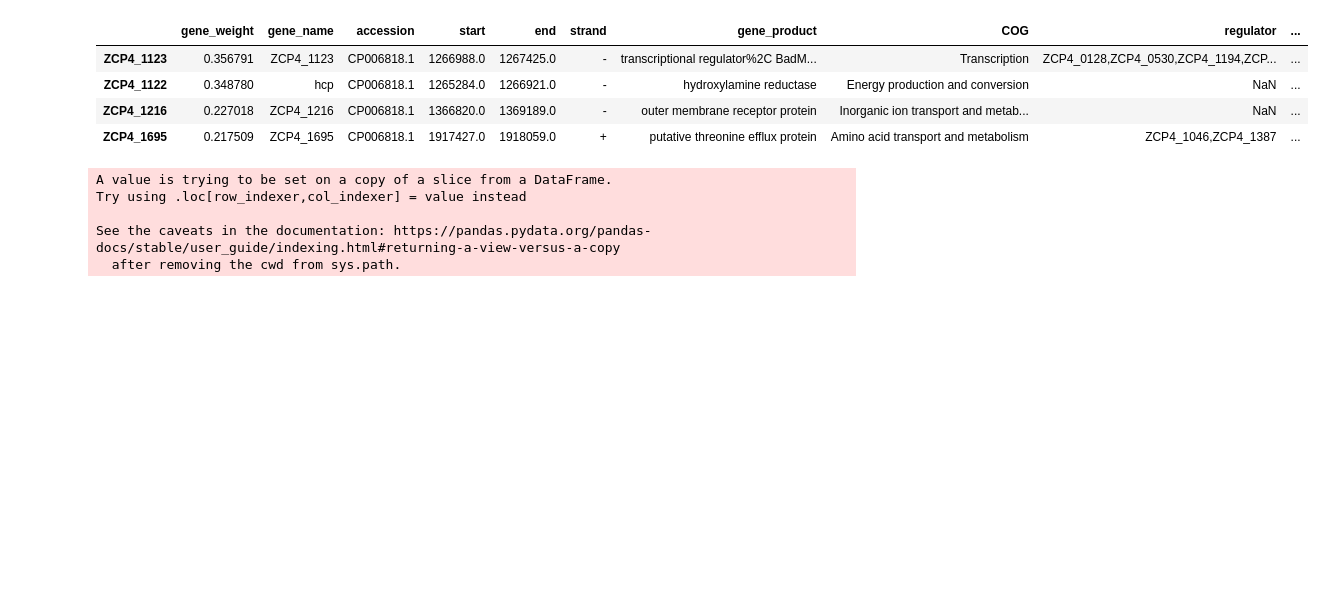
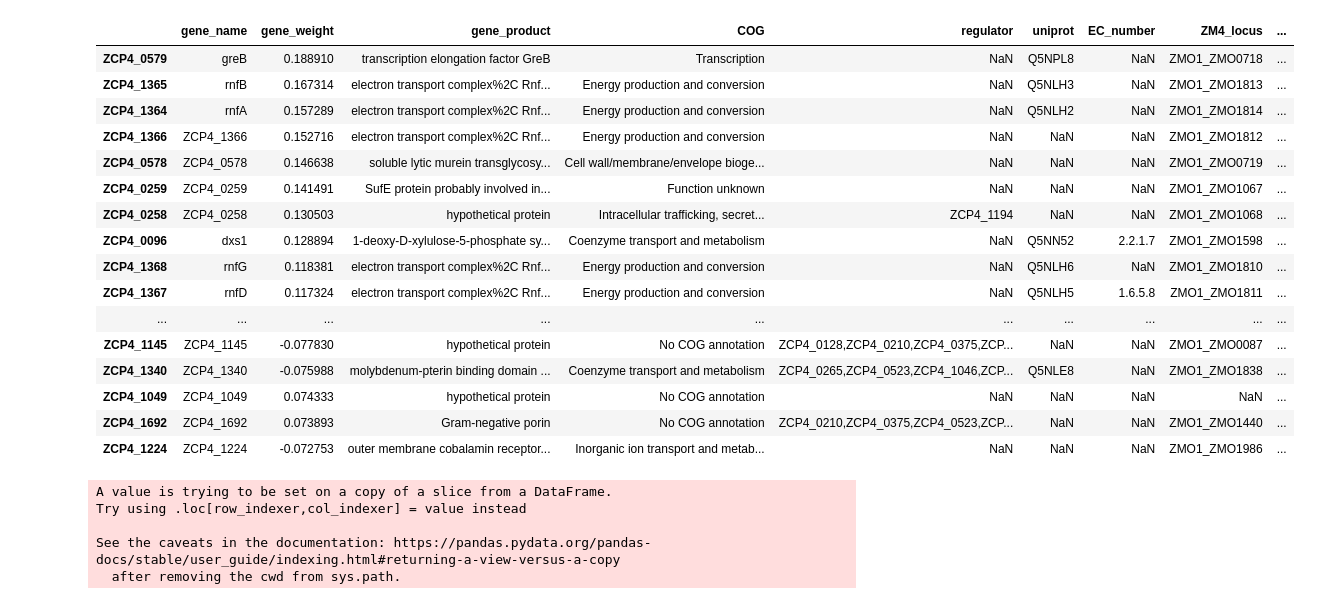
Before and after one commit to cristalzucsd/iModulonMiner, a Jupyter notebook: 5_characterize_iModulons/7_comparing_iModulons.ipynb, the cells around one changed output. Saved outputs shown, nothing was run; the diff lists cells and outputs as text; code cells hidden in the pictures; blank space fills up the shorter version.

```diff
--- a/5_characterize_iModulons/7_comparing_iModulons.ipynb
+++ b/5_characterize_iModulons/7_comparing_iModulons.ipynb
@@ -94,0 +85,4 @@ df.loc[keep]
+# %%
+pd.set_option('display.max_columns', None)
+df = ica_data.gene_table
+df[['0957' in str(val) for val in df.ZM4_locus]]
@@ -95,4 +92,10 @@ df.loc[keep]
 # %%
-iM1 = 'glycolysis_and_ATP_synthase'
-iM2 = 'ethanol_fermentation'
+# display settings
+iM1 = 'oxidation_response'
+iM2 = 'ETC_and_MEP'
+category = 'study'
+impt_cols = ['gene_name', 'gene_weight', 'gene_product',
+       'COG', 'regulator', 'uniprot', 'EC_number',
+       'ZM4_locus', 'aerobic_essential', 'anaerobic_essential',
+       'chromosome_id']
 # %%
@@ -121,11 +127,23 @@ ica_data.view_imodulon(iM1).sort_values(by = 'gene_weight', key = abs, ascending
 # %%
-ica_data.view_imodulon(iM2).sort_values(by = 'gene_weight', key = abs, ascending = False)
+ica_data.view_imodulon(iM2)[impt_cols].sort_values(by = 'gene_weight', key = abs, ascending = False)
 # %% [output]
-|  | gene_weight | gene_name | accession | start | end | strand | gene_product | COG | regulator | ... |
-| ZCP4_1123 | 0.356791 | ZCP4_1123 | CP006818.1 | 1266988.0 | 1267425.0 | - | transcriptional regulator%2C BadM... | Transcription | ZCP4_0128,ZCP4_0530,ZCP4_1194,ZCP... | ... |
-| ZCP4_1122 | 0.348780 | hcp | CP006818.1 | 1265284.0 | 1266921.0 | - | hydroxylamine reductase | Energy production and conversion | NaN | ... |
-| ZCP4_1216 | 0.227018 | ZCP4_1216 | CP006818.1 | 1366820.0 | 1369189.0 | - | outer membrane receptor protein | Inorganic ion transport and metab... | NaN | ... |
-| ZCP4_1695 | 0.217509 | ZCP4_1695 | CP006818.1 | 1917427.0 | 1918059.0 | + | putative threonine efflux protein | Amino acid transport and metabolism | ZCP4_1046,ZCP4_1387 | ... |
+|  | gene_name | gene_weight | gene_product | COG | regulator | uniprot | EC_number | ZM4_locus | ... |
+| ZCP4_0579 | greB | 0.188910 | transcription elongation factor GreB | Transcription | NaN | Q5NPL8 | NaN | ZMO1_ZMO0718 | ... |
+| ZCP4_1365 | rnfB | 0.167314 | electron transport complex%2C Rnf... | Energy production and conversion | NaN | Q5NLH3 | NaN | ZMO1_ZMO1813 | ... |
+| ZCP4_1364 | rnfA | 0.157289 | electron transport complex%2C Rnf... | Energy production and conversion | NaN | Q5NLH2 | NaN | ZMO1_ZMO1814 | ... |
+| ZCP4_1366 | ZCP4_1366 | 0.152716 | electron transport complex%2C Rnf... | Energy production and conversion | NaN | NaN | NaN | ZMO1_ZMO1812 | ... |
+| ZCP4_0578 | ZCP4_0578 | 0.146638 | soluble lytic murein transglycosy... | Cell wall/membrane/envelope bioge... | NaN | NaN | NaN | ZMO1_ZMO0719 | ... |
+| ZCP4_0259 | ZCP4_0259 | 0.141491 | SufE protein probably involved in... | Function unknown | NaN | NaN | NaN | ZMO1_ZMO1067 | ... |
+| ZCP4_0258 | ZCP4_0258 | 0.130503 | hypothetical protein | Intracellular trafficking, secret... | ZCP4_1194 | NaN | NaN | ZMO1_ZMO1068 | ... |
+| ZCP4_0096 | dxs1 | 0.128894 | 1-deoxy-D-xylulose-5-phosphate sy... | Coenzyme transport and metabolism | NaN | Q5NN52 | 2.2.1.7 | ZMO1_ZMO1598 | ... |
+| ZCP4_1368 | rnfG | 0.118381 | electron transport complex%2C Rnf... | Energy production and conversion | NaN | Q5NLH6 | NaN | ZMO1_ZMO1810 | ... |
+| ZCP4_1367 | rnfD | 0.117324 | electron transport complex%2C Rnf... | Energy production and conversion | NaN | Q5NLH5 | 1.6.5.8 | ZMO1_ZMO1811 | ... |
+| ... | ... | ... | ... | ... | ... | ... | ... | ... | ... |
+| ZCP4_1145 | ZCP4_1145 | -0.077830 | hypothetical protein | No COG annotation | ZCP4_0128,ZCP4_0210,ZCP4_0375,ZCP... | NaN | NaN | ZMO1_ZMO0087 | ... |
+| ZCP4_1340 | ZCP4_1340 | -0.075988 | molybdenum-pterin binding domain ... | Coenzyme transport and metabolism | ZCP4_0265,ZCP4_0523,ZCP4_1046,ZCP... | Q5NLE8 | NaN | ZMO1_ZMO1838 | ... |
+| ZCP4_1049 | ZCP4_1049 | 0.074333 | hypothetical protein | No COG annotation | NaN | NaN | NaN | NaN | ... |
+| ZCP4_1692 | ZCP4_1692 | 0.073893 | Gram-negative porin | No COG annotation | ZCP4_0210,ZCP4_0375,ZCP4_0523,ZCP... | NaN | NaN | ZMO1_ZMO1440 | ... |
+| ZCP4_1224 | ZCP4_1224 | -0.072753 | outer membrane cobalamin receptor... | Inorganic ion transport and metab... | NaN | NaN | NaN | ZMO1_ZMO1986 | ... |
 # %%
 df = ica_data.sample_table
 samps = df[df['study'] == 'ethanologens_ferment'].index
```
Also changed, not shown: parts of 4 cells of this notebook, 17 other files.
